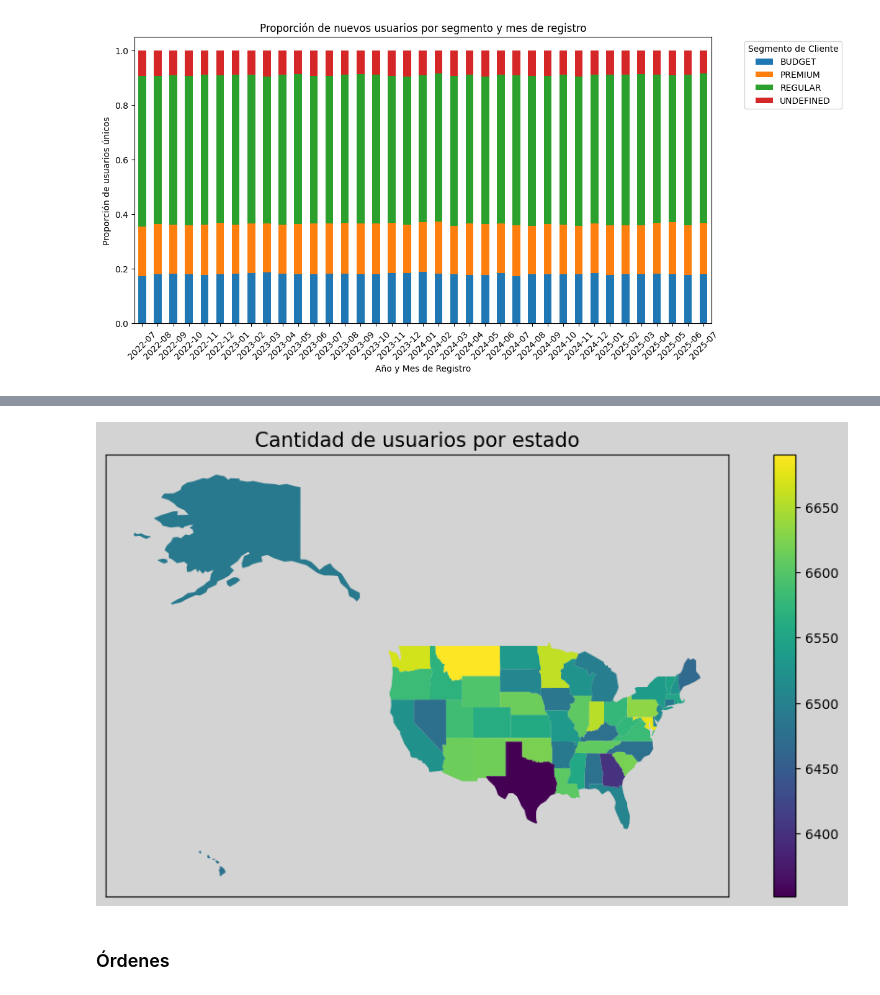
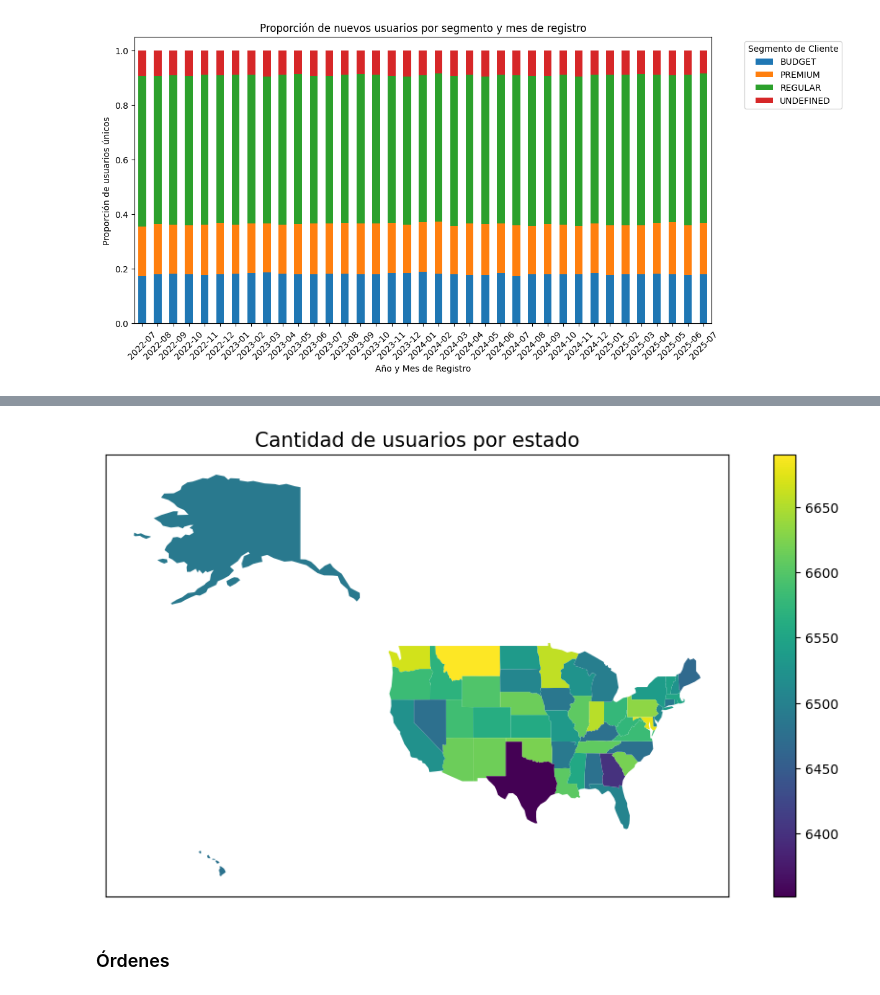
Before and after one commit to patricioibar/datos-tp1, a Jupyter notebook: datos_uniformes.ipynb, the cells around one changed output, grey strips where cells are left out. Saved outputs shown, nothing was run; the diff lists cells and outputs as text; code cells hidden in the pictures.

```diff
--- a/datos_uniformes.ipynb
+++ b/datos_uniformes.ipynb
@@ -109,24 +107,22 @@ plt.show()
 # %%
 import geopandas as gpd
 states = gpd.read_file("states_and_provinces/ne_110m_admin_1_states_provinces.shp")
 
 df = customers['state'].value_counts().reset_index()
 states = states.merge(df, how="left", left_on="postal", right_on="state")
 
 fig, ax = plt.subplots(figsize=(12,6))
-fig.patch.set_facecolor('lightgray')
-ax.set_facecolor('lightgray')
 states.plot(
     column="count",
     legend=True,
     ax=ax,
 )
 ax.set_title("Cantidad de usuarios por estado", fontsize=15)
 ax.set_xticks([])
 ax.set_yticks([])
 plt.show()
 # %% [output]
-[figure, old version]
+[figure, new version]
 # %%
 del customers
 # %% [markdown]
```
Also changed, not shown: parts of 3 cells of this notebook.
